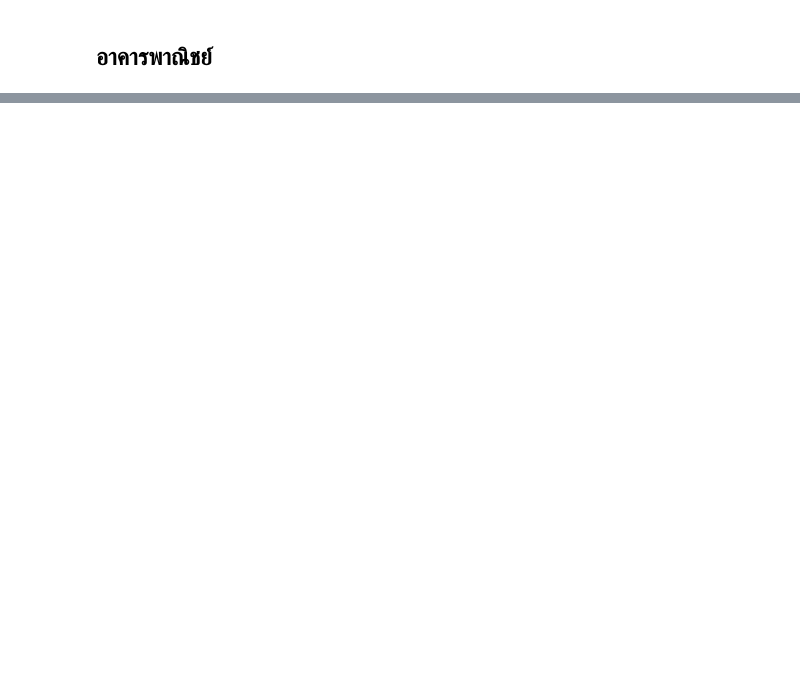
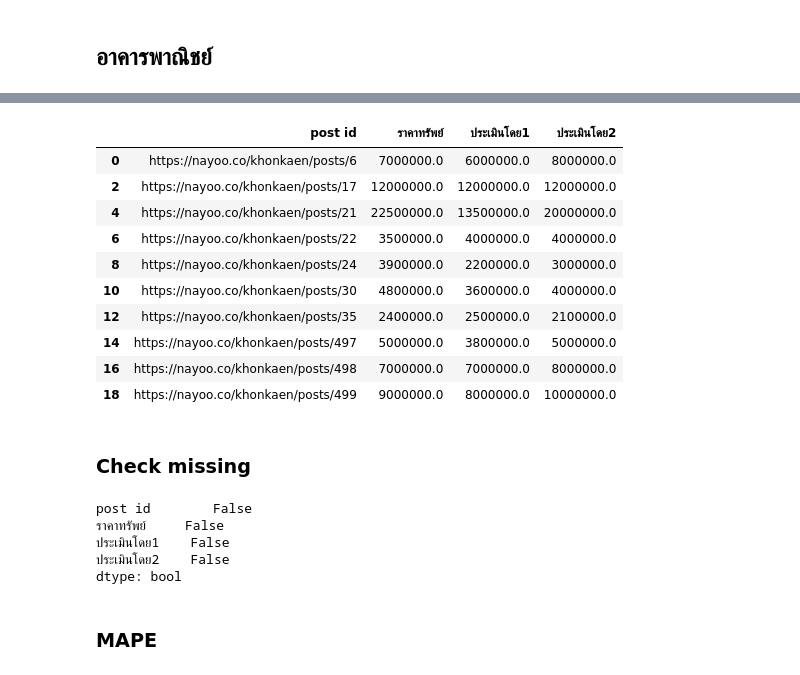
Before and after one commit to NarawitPrathansap/bsc_dpbm22, a Jupyter notebook: [dataprep1]property_estimator.ipynb, the cells around one changed output, grey strips where cells are left out. Cells and saved outputs as stored; diff of their text form; code cells hidden in the pictures; blank space fills up the shorter version.

```diff
--- a/[dataprep1]property_estimator.ipynb
+++ b/[dataprep1]property_estimator.ipynb
@@ -265,0 +493,4 @@ commercial.head()
+# %%
+est1_commercial = commercial [commercial ['ID ผู้ประเมิน']==1]
+# %%
+est2_commercial = commercial [commercial ['ID ผู้ประเมิน']==2]
@@ -265,0 +503,2 @@ commercial.head()
+# %%
+est1_commercial['ประเมินโดย1']  = est1_commercial['post id'].map(est1_commercial.set_index('post id')['ประเมินราคาซื้อ-ขาย'])
@@ -265,0 +511,3 @@ commercial.head()
+# %%
+est1_commercial['ประเมินโดย2']  = est1_commercial['post id'].map(est2_commercial.set_index('post id')['ประเมินราคาซื้อ-ขาย'])
+est1_commercial.head(3)
@@ -265,0 +524,27 @@ commercial.head()
+# %%
+commercial_mape = est1_commercial[['post id','ราคาทรัพย์','ประเมินโดย1','ประเมินโดย2']]
+commercial_mape
+# %% [output]
+|  | post id | ราคาทรัพย์ | ประเมินโดย1 | ประเมินโดย2 |
+| 0 | https://nayoo.co/khonkaen/posts/6 | 7000000.0 | 6000000.0 | 8000000.0 |
+| 2 | https://nayoo.co/khonkaen/posts/17 | 12000000.0 | 12000000.0 | 12000000.0 |
+| 4 | https://nayoo.co/khonkaen/posts/21 | 22500000.0 | 13500000.0 | 20000000.0 |
+| 6 | https://nayoo.co/khonkaen/posts/22 | 3500000.0 | 4000000.0 | 4000000.0 |
+| 8 | https://nayoo.co/khonkaen/posts/24 | 3900000.0 | 2200000.0 | 3000000.0 |
+| 10 | https://nayoo.co/khonkaen/posts/30 | 4800000.0 | 3600000.0 | 4000000.0 |
+| 12 | https://nayoo.co/khonkaen/posts/35 | 2400000.0 | 2500000.0 | 2100000.0 |
+| 14 | https://nayoo.co/khonkaen/posts/497 | 5000000.0 | 3800000.0 | 5000000.0 |
+| 16 | https://nayoo.co/khonkaen/posts/498 | 7000000.0 | 7000000.0 | 8000000.0 |
+| 18 | https://nayoo.co/khonkaen/posts/499 | 9000000.0 | 8000000.0 | 10000000.0 |
+# %% [markdown]
+### Check missing
+# %%
+commercial_mape.isnull().any()
+# %% [output]
+post id        False
+ราคาทรัพย์     False
+ประเมินโดย1    False
+ประเมินโดย2    False
+dtype: bool
+# %% [markdown]
+### MAPE
```
Also changed, not shown: parts of 71 cells of this notebook.
